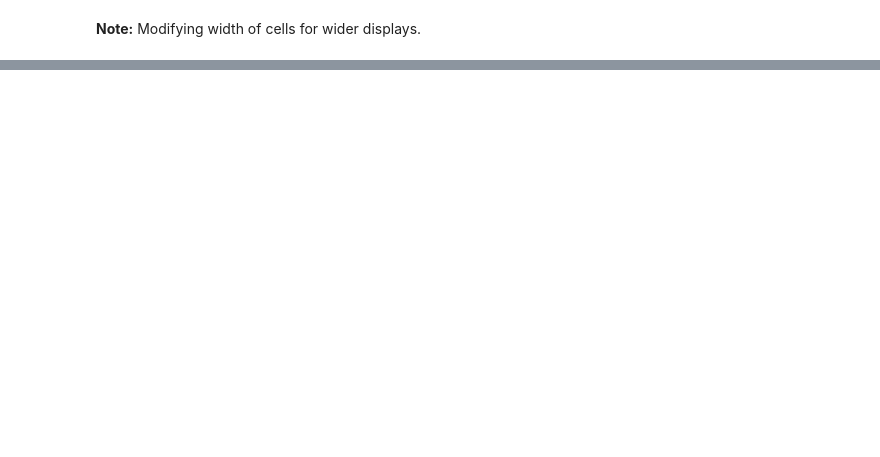
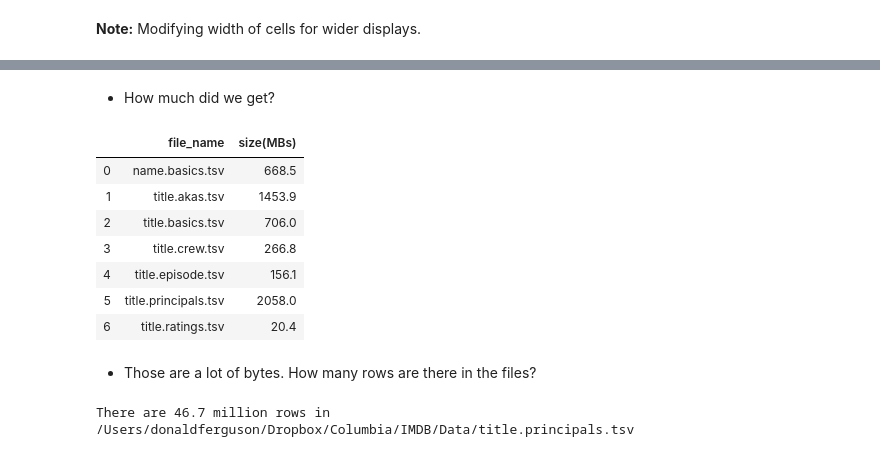
Before and after one commit to donald-f-ferguson/W4111F21, a Jupyter notebook: Lectures/Lecture_2_ER_Relational_SQL_I/Lecture_2_ER_Relational_SQL.I.ipynb, the cells around one changed output, grey strips where cells are left out. Drawn from its saved outputs; the diff is of its cells as text; code cells hidden in the pictures; blank space fills up the shorter version.

```diff
--- a/Lectures/Lecture_2_ER_Relational_SQL_I/Lecture_2_ER_Relational_SQL.I.ipynb
+++ b/Lectures/Lecture_2_ER_Relational_SQL_I/Lecture_2_ER_Relational_SQL.I.ipynb
@@ -735,0 +84,4 @@ group by a.character_id, name;
+# %%
+download_dir = os.path.join("/", "Users", "donaldferguson", "Dropbox", "Columbia", "IMDB", "Data", "")
+print("\n Using os.path.join gets things correct on Windows, Mac, Linux, ... ...\n")
+print("download_dir = ", download_dir)
@@ -735,0 +108,9 @@ group by a.character_id, name;
+# %%
+import urllib.request
+
+for fn in file_names:
+    url = download_base + fn
+    data_file = download_dir + fn
+    print("Downaloading url = ", url, "\nto file filename = ", data_file, "\n... ...")
+    urllib.request.urlretrieve(url, data_file)
+    print("Downloaded ...")
@@ -735,0 +137,13 @@ group by a.character_id, name;
+# %%
+import gzip, shutil
+
+for fn in file_names:
+    source_file = download_dir + fn
+    target_file = fn.split(".")[0:3]
+    target_file = ".".join(target_file)
+    target_file = download_dir + target_file
+    print("Uncomressing url = ", source_file, "\ninto ", target_file, "\n... ...")
+
+    with gzip.open(source_file, 'r') as f_in, open(target_file, 'wb') as f_out:
+        shutil.copyfileobj(f_in, f_out)
+    print("Done.")
@@ -735,0 +168,18 @@ group by a.character_id, name;
+# %% [markdown]
+- How much did we get?
+# %%
+import os.path
+
+f_sizes = []
+
+for fn in file_names:
+    f_info = {}
+
+    target_file = fn.split(".")[0:3]
+    target_file = ".".join(target_file)
+
+    f_info["file_name"] = target_file
+    target_file = download_dir + target_file
+    file_size = os.path.getsize(target_file)
+    f_info["size(MBs)"] = round(file_size / 1000000.0,1)
+    f_sizes.append(f_info)
@@ -735,0 +188,34 @@ group by a.character_id, name;
+# %%
+f_info_df = pd.DataFrame(f_sizes)
+f_info_df
+# %% [output]
+|  | file_name | size(MBs) |
+| 0 | name.basics.tsv | 668.5 |
+| 1 | title.akas.tsv | 1453.9 |
+| 2 | title.basics.tsv | 706.0 |
+| 3 | title.crew.tsv | 266.8 |
+| 4 | title.episode.tsv | 156.1 |
+| 5 | title.principals.tsv | 2058.0 |
+| 6 | title.ratings.tsv | 20.4 |
+# %% [markdown]
+- Those are a lot of bytes. How many rows are there in the files?
+# %%
+import time
+import csv
+
+fn = "/Users/donaldferguson/Dropbox/Columbia/IMDB/Data/title.principals.tsv"
+count = 0
+
+with open(fn, "r") as in_file:
+    done = False
+    while not done:
+        ln = in_file.readline()
+        count += 1
+        if ln is None or len(ln) == 0:
+            done = True
+
+count = round(count/1000000,1)
+
+print("There are", count, "million rows in", fn)
+# %% [output]
+There are 46.7 million rows in /Users/donaldferguson/Dropbox/Columbia/IMDB/Data/title.principals.tsv
```
Also changed, not shown: parts of 107 cells of this notebook, 19 other files.
